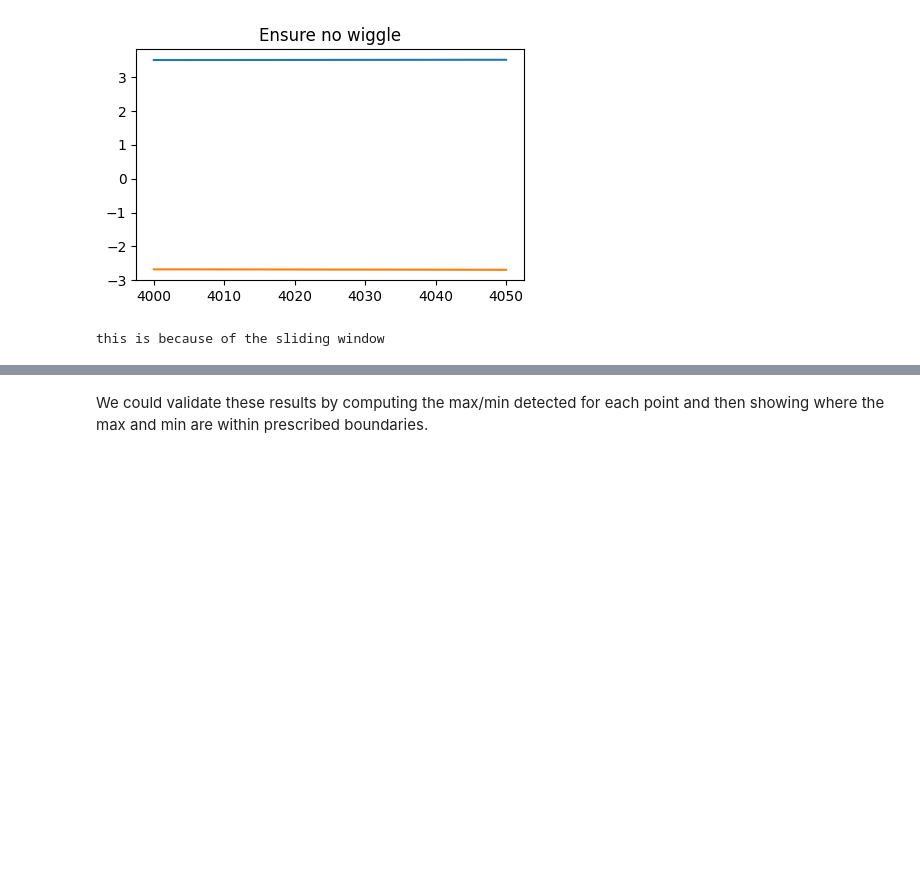
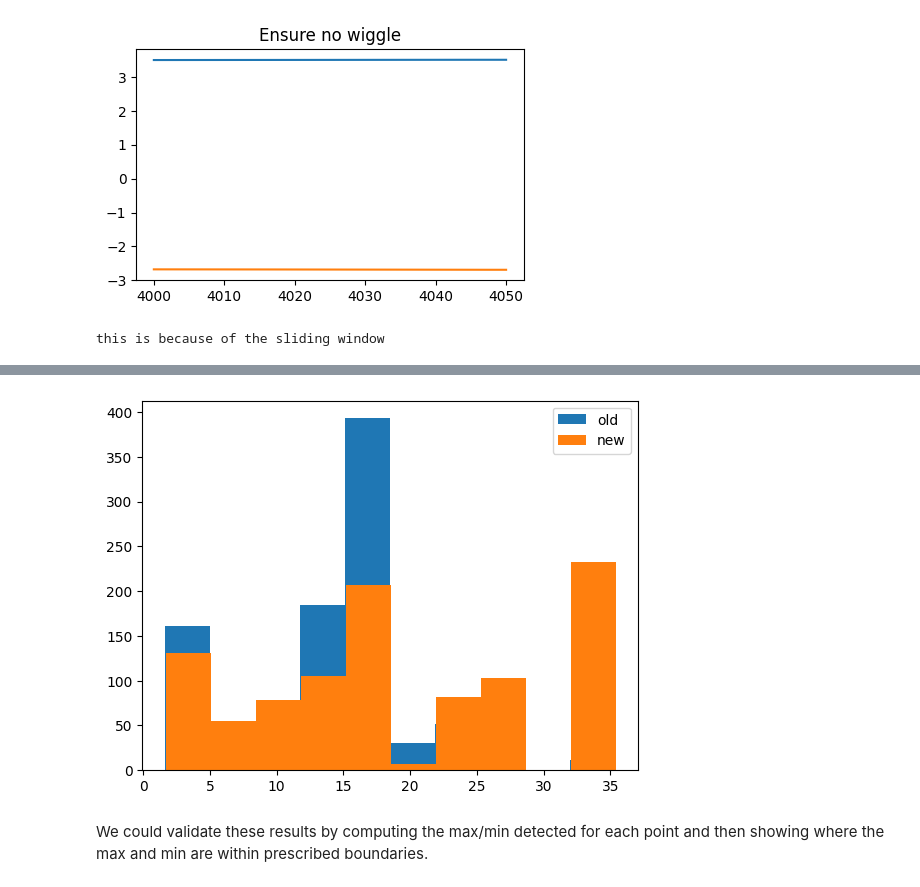
Before and after one commit to ljstolting/EvolvingHP, a Jupyter notebook: Python/Statistics.ipynb, the cells around one changed output, grey strips where cells are left out. Saved outputs shown, nothing was run; the diff lists cells and outputs as text; code cells hidden in the pictures; blank space fills up the shorter version.

```diff
--- a/Python/Statistics.ipynb
+++ b/Python/Statistics.ipynb
@@ -530,2 +544,11 @@ plt.show()
+# %%
+oldfitness = np.loadtxt("../Cpp/FinalFitnessessfast.dat")
+newfitness = np.loadtxt("../Cpp/FinalFitnessesfastnewfitness.dat")
+plt.hist(oldfitness,label='old')
+plt.hist(newfitness,label='new')
+plt.legend()
+plt.show()
+# %% [output]
+[figure, added]
 # %% [markdown]
 We could validate these results by computing the max/min detected for each point and then showing where the max and min are within prescribed boundaries.
```
Also changed, not shown: parts of 2 cells of this notebook, 10 other files.
